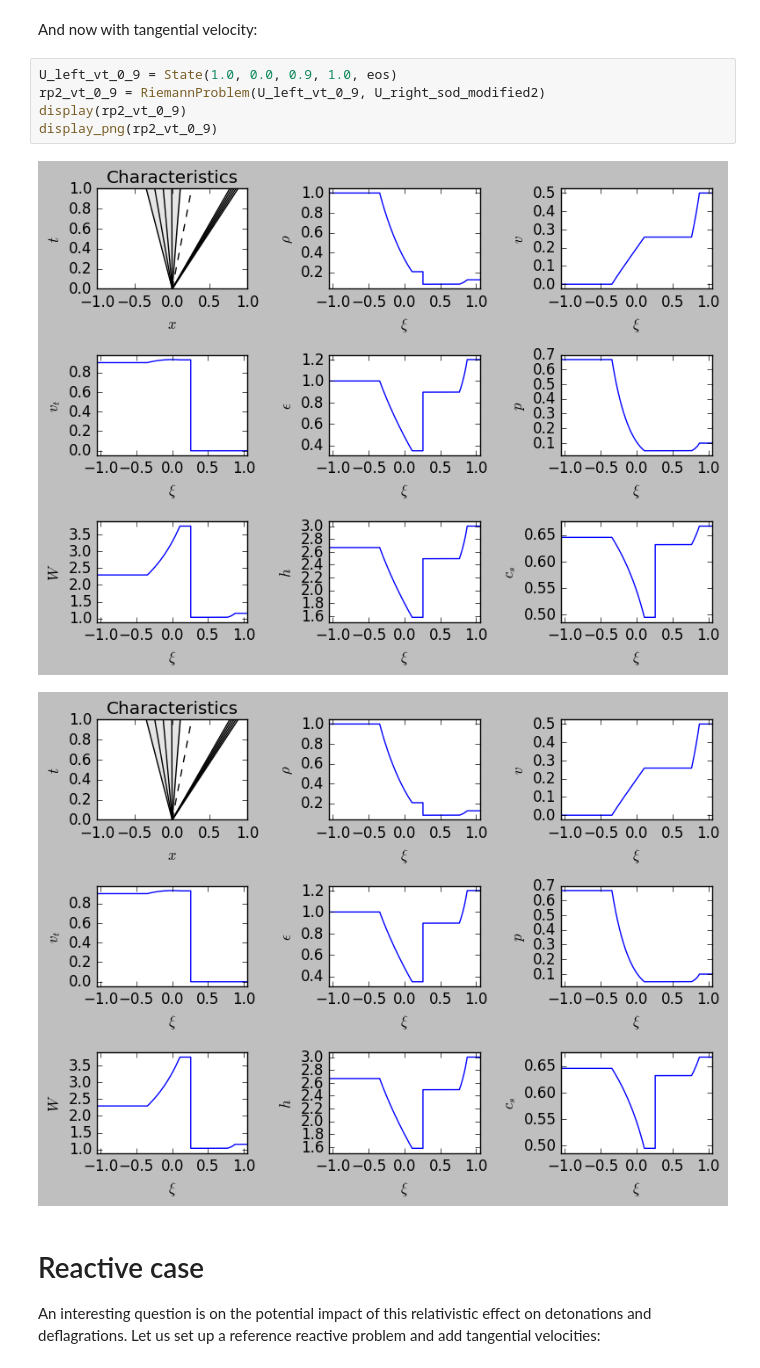
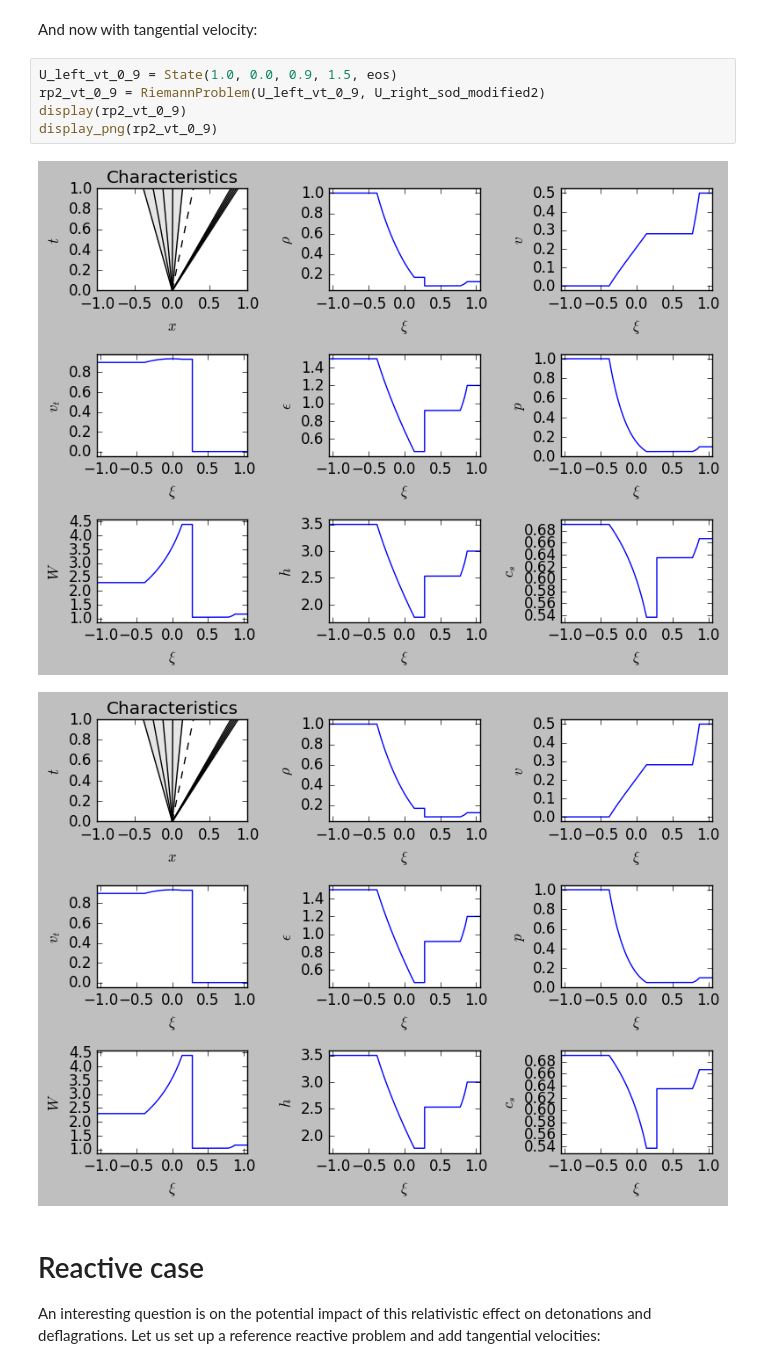
Before and after one commit to harpolea/r3d2, a Jupyter notebook: docs/tangential_change.ipynb, the cells around one changed output. Drawn from its saved outputs; the diff is of its cells as text.

```diff
--- a/docs/tangential_change.ipynb
+++ b/docs/tangential_change.ipynb
@@ -45,13 +45,13 @@ display_png(rp_sod_modified2)
 # %% [markdown]
 And now with tangential velocity:
 # %%
-U_left_vt_0_9 = State(1.0, 0.0, 0.9, 1.0, eos)
+U_left_vt_0_9 = State(1.0, 0.0, 0.9, 1.5, eos)
 rp2_vt_0_9 = RiemannProblem(U_left_vt_0_9, U_right_sod_modified2)
 display(rp2_vt_0_9)
 display_png(rp2_vt_0_9)
 # %% [output]
-[figure, old version]
+[figure, new version]
-[figure, old version]
+[figure, new version]
 # %% [markdown]
 # Reactive case
 
```
Also changed, not shown: parts of 8 cells of this notebook, 1 other file.
